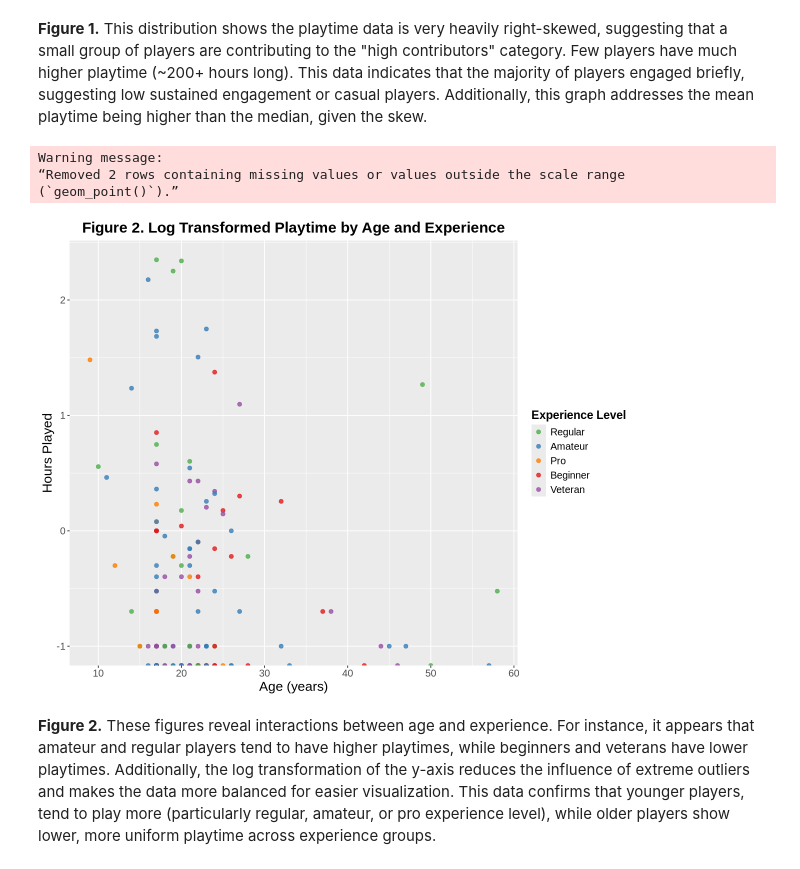
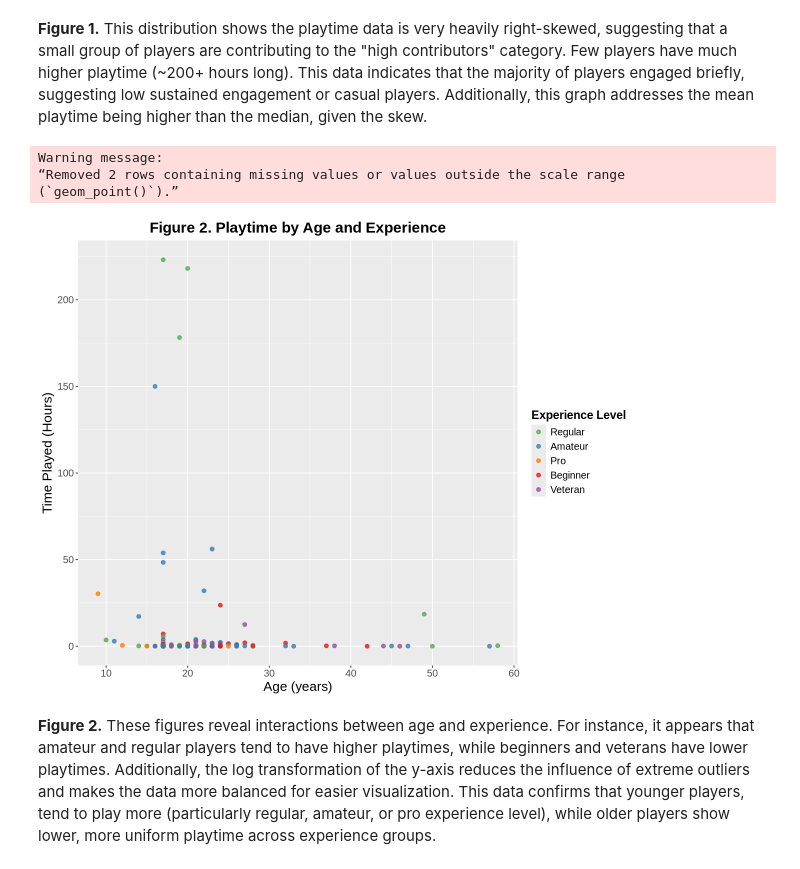
Before and after one commit to suakim550/DSCI100-Final-Group-Project, a Jupyter notebook: DSCI100 Project Final.ipynb, the cells around one changed output. Drawn from its saved outputs; the diff is of its cells as text; code cells hidden in the pictures.

```diff
--- a/DSCI100 Project Final.ipynb
+++ b/DSCI100 Project Final.ipynb
@@ -155,35 +155,32 @@ fig_1
 # %%
 options(repr.plot.height = 8, repr.plot.width = 10)
 
-player_hours_log <- players_wrangled_data |>
-    mutate(log_played_hours = log10(played_hours))
-
-fig_2 <- ggplot(player_hours_log, aes(x = Age, y = log_played_hours, color = experience)) +
+fig_2 <- ggplot(players_wrangled_data, aes(x = Age, y = played_hours, color = experience)) +
     geom_point(size = 2, alpha = 0.8) +
-    labs(title = "Figure 2. Log Transformed Playtime by Age and Experience",
+    labs(title = "Figure 2. Playtime by Age and Experience",
         x = "Age (years)",
-        y = "Hours Played",
+        y = "Time Played (Hours)",
         color = "Experience Level") +
     scale_color_manual(
         values = c(
         "Beginner" = "#e41a1c",
         "Amateur"  = "#377eb8",
         "Regular"  = "#4daf4a",
         "Pro"      = "#ff7f00",
         "Veteran"  = "#984ea3"
         )) +
     theme(plot.title = element_text(size = 18, face="bold", hjust = 0.5),
           axis.title = element_text(size = 16),
           axis.text = element_text(size = 12),
           legend.title = element_text(size = 14, face = "bold"),
           legend.text = element_text(size = 12))
 
 fig_2
 # %% [output]
 Warning message:
 “Removed 2 rows containing missing values or values outside the scale range
 (`geom_point()`).”
-[figure, old version]
+[figure, new version]
 # %% [markdown]
 **Figure 2.** These figures reveal interactions between age and experience. For instance, it appears that amateur and regular players tend to have higher playtimes, while beginners and veterans have lower playtimes. Additionally, the log transformation of the y-axis reduces the influence of extreme outliers and makes the data more balanced for easier visualization. This data confirms that younger players, tend to play more (particularly regular, amateur, or pro experience level), while older players show lower, more uniform playtime across experience groups.
 # %%
```
Also changed, not shown: parts of 2 cells of this notebook.
